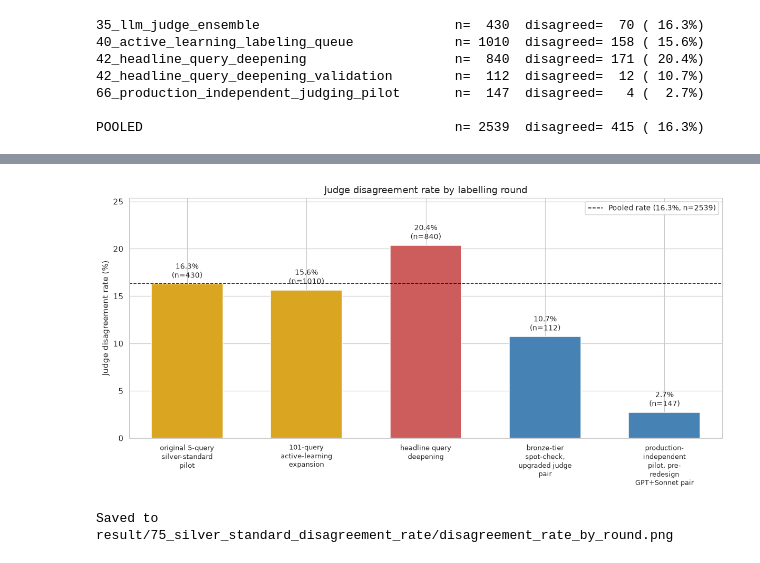
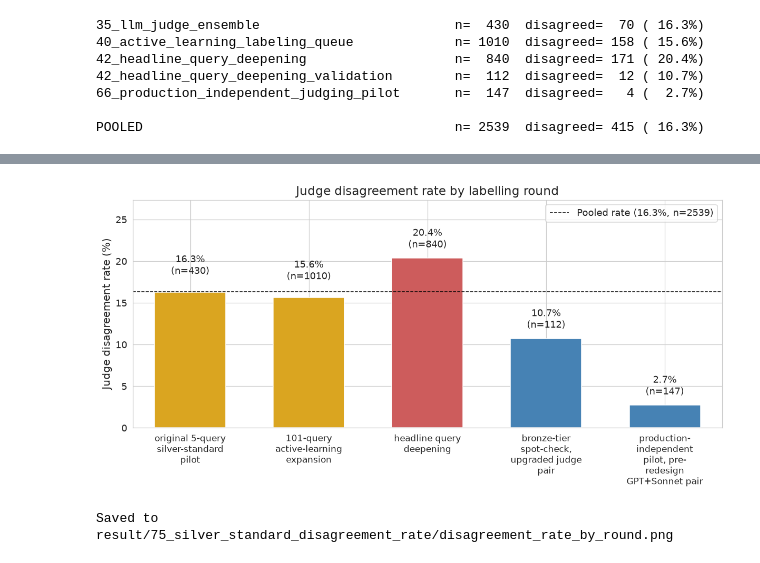
Before and after one commit to marmeepandya/masters-thesis, a Jupyter notebook: 75_silver_standard_disagreement_rate.ipynb, the cells around one changed output, grey strips where cells are left out. Cells and saved outputs as stored; diff of their text form; code cells hidden in the pictures.

```diff
--- a/75_silver_standard_disagreement_rate.ipynb
+++ b/75_silver_standard_disagreement_rate.ipynb
@@ -79,40 +79,45 @@ Saved to result/75_silver_standard_disagreement_rate/disagreement_rate.csv
 # %%
 import matplotlib.pyplot as plt
 import seaborn as sns
 import textwrap
 
 sns.set_style("whitegrid")
 plt.rcParams["figure.dpi"] = 110
 
 per_round = df[df["round"] != "pooled_all_rounds"].copy()
 pooled_row = df[df["round"] == "pooled_all_rounds"].iloc[0]
 
 labels = ["\n".join(textwrap.wrap(d, width=16)) for d in per_round["description"]]
 rates = per_round["disagreement_rate"] * 100
 ns = per_round["n_candidates"]
+pooled_pct = pooled_row["disagreement_rate"] * 100
 
 fig, ax = plt.subplots(figsize=(11, 5.5))
 colors = ["steelblue" if r < 15 else ("indianred" if r > 18 else "goldenrod") for r in rates]
 bars = ax.bar(range(len(per_round)), rates, color=colors, width=0.6)
 
 for i, (bar, n) in enumerate(zip(bars, ns)):
-    ax.text(bar.get_x() + bar.get_width() / 2, bar.get_height() + 0.4, f"{rates.iloc[i]:.1f}%\n(n={n})",
-            ha="center", va="bottom", fontsize=9)
+    # extra clearance when a bar's label would otherwise collide with the dashed pooled-rate line
+    base_offset = 0.9
+    extra = 0.9 if abs(rates.iloc[i] - pooled_pct) < 1.5 else 0.0
+    ax.text(bar.get_x() + bar.get_width() / 2, bar.get_height() + base_offset + extra, f"{rates.iloc[i]:.1f}%\n(n={n})",
+            ha="center", va="bottom", fontsize=12)
 
-ax.axhline(pooled_row["disagreement_rate"] * 100, color="black", linestyle="--", linewidth=1,
-           label=f"Pooled rate ({pooled_row['disagreement_rate']*100:.1f}%, n={pooled_row['n_candidates']:.0f})")
+ax.axhline(pooled_pct, color="black", linestyle="--", linewidth=1,
+           label=f"Pooled rate ({pooled_pct:.1f}%, n={pooled_row['n_candidates']:.0f})")
 
 ax.set_xticks(range(len(per_round)))
-ax.set_xticklabels(labels, fontsize=8.5, multialignment="center")
-ax.set_ylabel("Judge disagreement rate (%)")
-ax.set_title("Judge disagreement rate by labelling round")
-ax.set_ylim(0, max(rates) + 5)
+ax.set_xticklabels(labels, fontsize=11, multialignment="center")
+ax.set_ylabel("Judge disagreement rate (%)", fontsize=13)
+ax.set_title("Judge disagreement rate by labelling round", fontsize=15)
+ax.tick_params(axis="y", labelsize=12)
+ax.set_ylim(0, max(rates) + 7)
 ax.margins(x=0.04)
-ax.legend(loc="upper right", fontsize=9)
+ax.legend(loc="upper right", fontsize=12)
 fig.tight_layout()
 fig.savefig(OUTPUT_DIR / "disagreement_rate_by_round.png", dpi=200, bbox_inches="tight")
 plt.show()
 print(f"Saved to {OUTPUT_DIR / 'disagreement_rate_by_round.png'}")
 # %% [output]
-[figure, old version]
+[figure, new version]
 Saved to result/75_silver_standard_disagreement_rate/disagreement_rate_by_round.png
```
Also changed, not shown: 11 other files.
